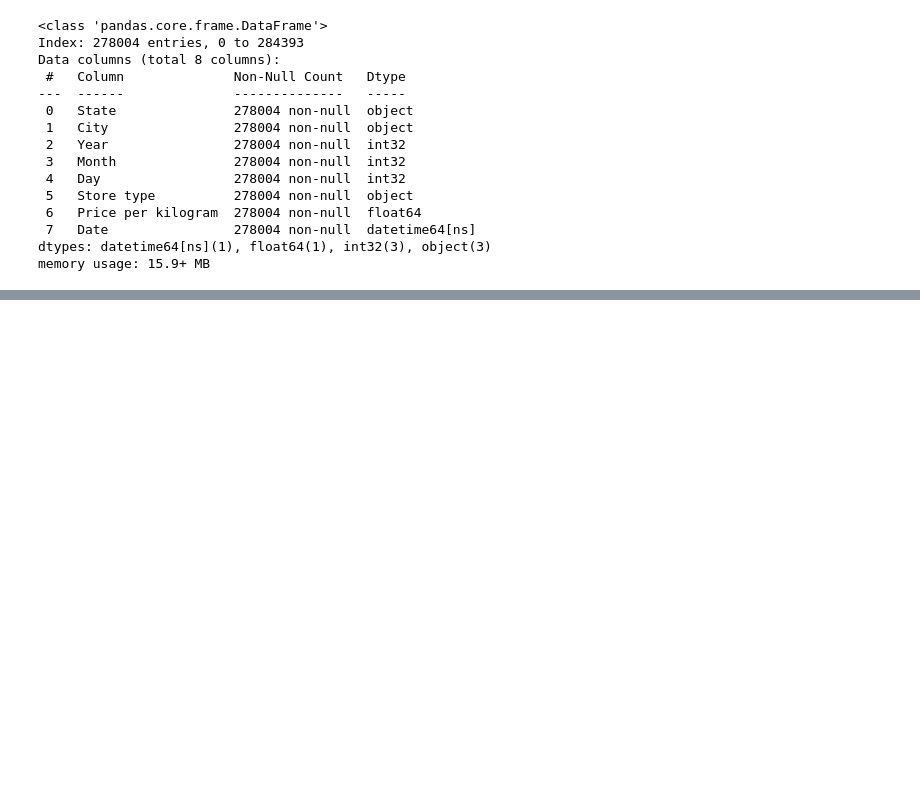
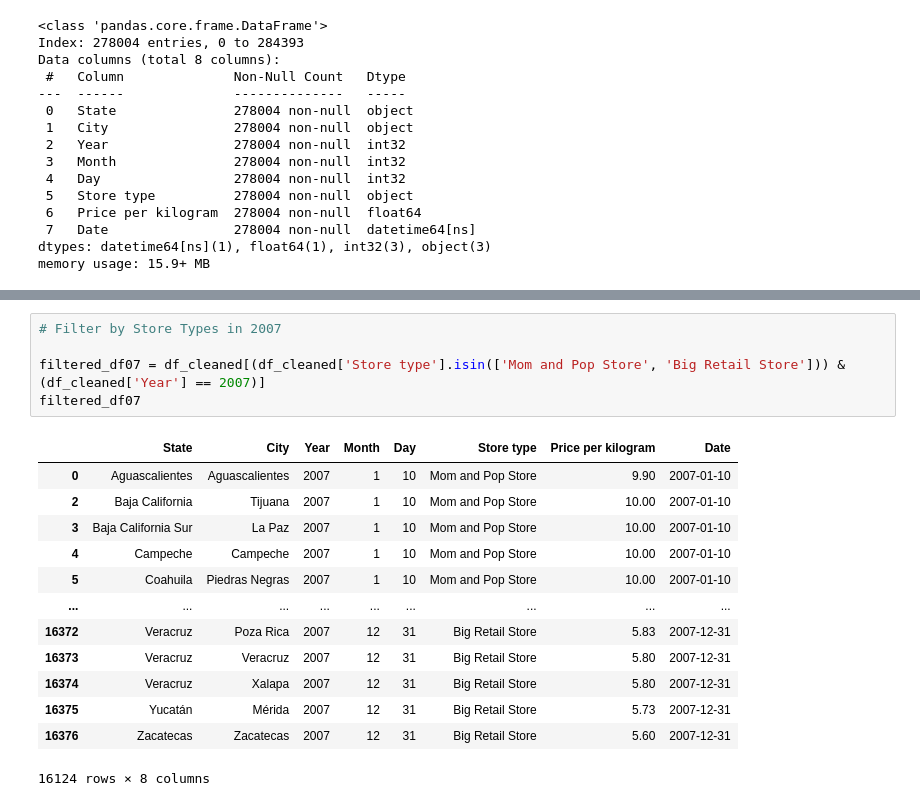
Before and after one commit to AzaniaHH/Tortillas-Project, a Jupyter notebook: tortilla_prices.ipynb, the cells around one changed output, grey strips where cells are left out. Saved outputs shown, nothing was run; the diff lists cells and outputs as text; blank space fills up the shorter version.

```diff
--- a/tortilla_prices.ipynb
+++ b/tortilla_prices.ipynb
@@ -104,0 +186,19 @@ memory usage: 15.9+ MB
+# %%
+# Filter by Store Types in 2007
+
+filtered_df07 = df_cleaned[(df_cleaned['Store type'].isin(['Mom and Pop Store', 'Big Retail Store'])) & (df_cleaned['Year'] == 2007)]
+filtered_df07
+# %% [output]
+|  | State | City | Year | Month | Day | Store type | Price per kilogram | Date |
+| 0 | Aguascalientes | Aguascalientes | 2007 | 1 | 10 | Mom and Pop Store | 9.90 | 2007-01-10 |
+| 2 | Baja California | Tijuana | 2007 | 1 | 10 | Mom and Pop Store | 10.00 | 2007-01-10 |
+| 3 | Baja California Sur | La Paz | 2007 | 1 | 10 | Mom and Pop Store | 10.00 | 2007-01-10 |
+| 4 | Campeche | Campeche | 2007 | 1 | 10 | Mom and Pop Store | 10.00 | 2007-01-10 |
+| 5 | Coahuila | Piedras Negras | 2007 | 1 | 10 | Mom and Pop Store | 10.00 | 2007-01-10 |
+| ... | ... | ... | ... | ... | ... | ... | ... | ... |
+| 16372 | Veracruz | Poza Rica | 2007 | 12 | 31 | Big Retail Store | 5.83 | 2007-12-31 |
+| 16373 | Veracruz | Veracruz | 2007 | 12 | 31 | Big Retail Store | 5.80 | 2007-12-31 |
+| 16374 | Veracruz | Xalapa | 2007 | 12 | 31 | Big Retail Store | 5.80 | 2007-12-31 |
+| 16375 | Yucatán | Mérida | 2007 | 12 | 31 | Big Retail Store | 5.73 | 2007-12-31 |
+| 16376 | Zacatecas | Zacatecas | 2007 | 12 | 31 | Big Retail Store | 5.60 | 2007-12-31 |
+16124 rows × 8 columns
```
Also changed, not shown: parts of 11 cells of this notebook.
